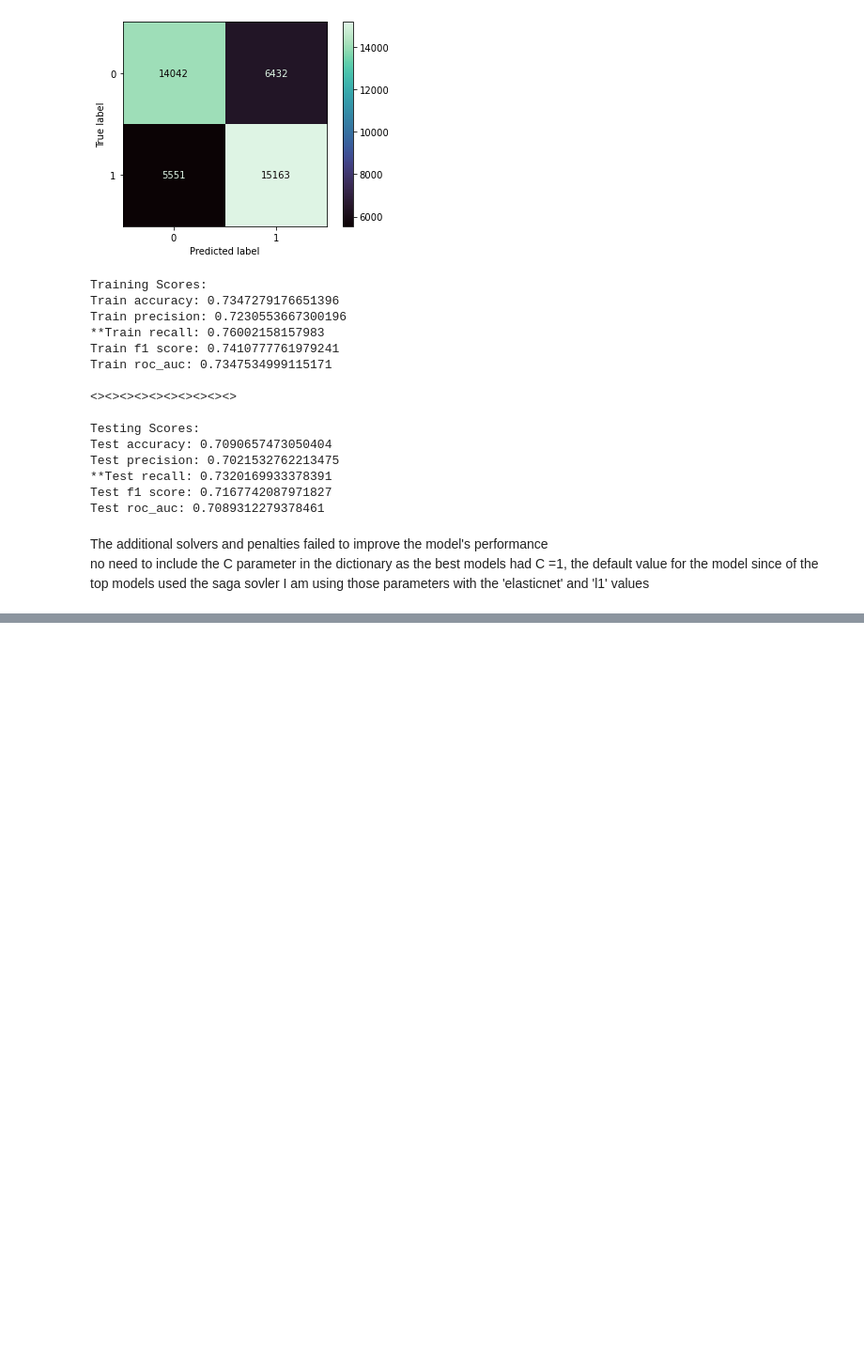
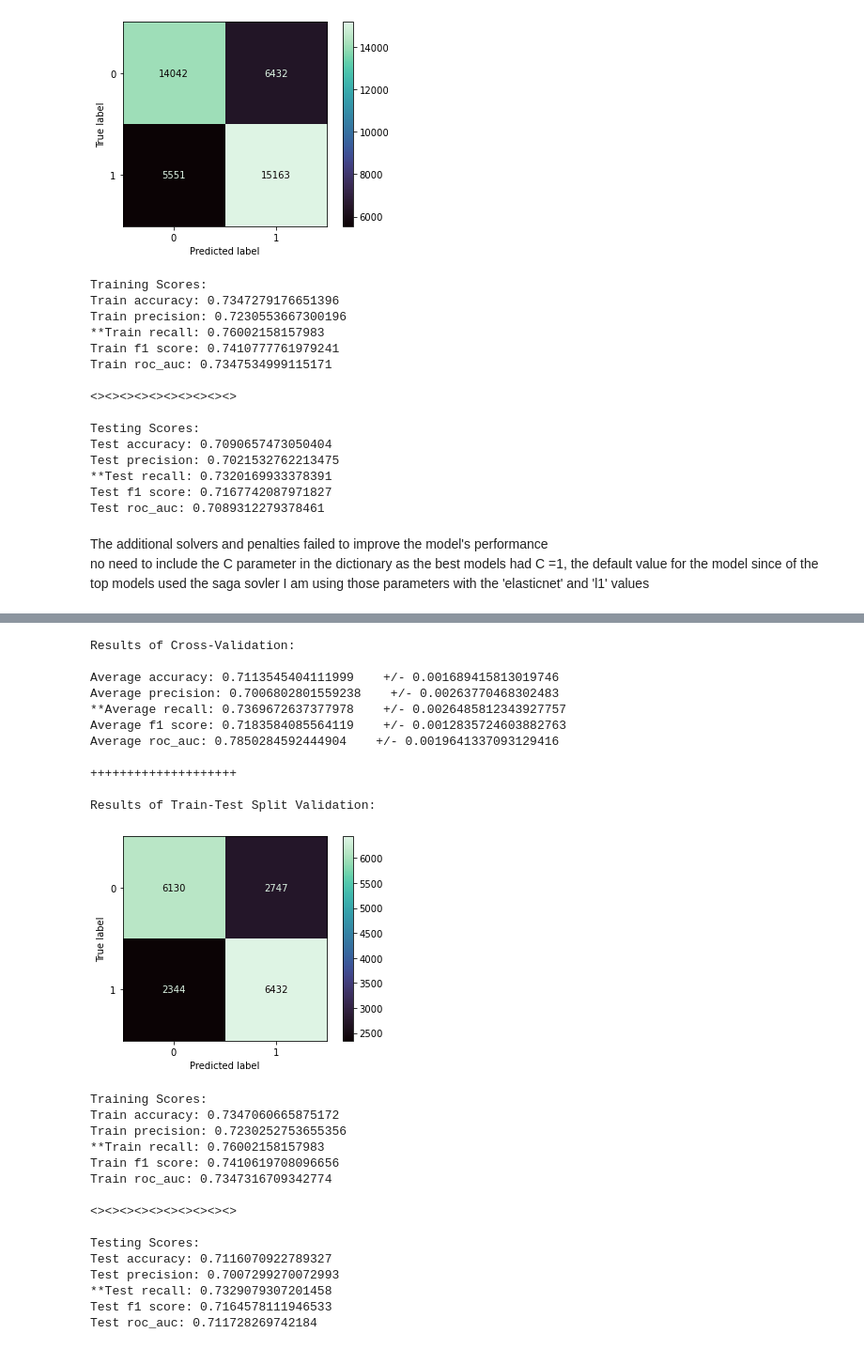
Before and after one commit to AJMarshall-25/NLP_Recipe_Analysis, a Jupyter notebook: recipe-classification-with-nlp-v3.ipynb, the cells around one changed output, grey strips where cells are left out. Shown at 94% size. Saved outputs shown, nothing was run; the diff lists cells and outputs as text; code cells hidden in the pictures; blank space fills up the shorter version.

```diff
--- a/recipe-classification-with-nlp-v3.ipynb
+++ b/recipe-classification-with-nlp-v3.ipynb
@@ -1567,0 +1570,3 @@ def score_tracker( gscv_results, model_name, score_df=None):
+# %%
+X_holdout['combined'] = X_holdout['cleaned_description'].str.cat(X_holdout[['cleaned_steps',
+                                                                'cleaned_ingredients']],sep=" ")
@@ -1567,0 +1582,32 @@ def score_tracker( gscv_results, model_name, score_df=None):
+# %%
+X_holdout_tfidf95 = tfidf95.transform(X_holdout.combined)
+# %%
+evaluate(final_lr, X_train_tfidf95, X_holdout_tfidf95, y_train, y_holdout)
+# %% [output]
+Results of Cross-Validation:
+
+Average accuracy: 0.7113545404111999    +/- 0.001689415813019746
+Average precision: 0.7006802801559238    +/- 0.00263770468302483
+**Average recall: 0.7369672637377978    +/- 0.0026485812343927757
+Average f1 score: 0.7183584085564119    +/- 0.0012835724603882763
+Average roc_auc: 0.7850284592444904    +/- 0.0019641337093129416
+
+++++++++++++++++++++
+
+Results of Train-Test Split Validation:
+[figure, added]
+Training Scores:
+Train accuracy: 0.7347060665875172
+Train precision: 0.7230252753655356
+**Train recall: 0.76002158157983
+Train f1 score: 0.7410619708096656
+Train roc_auc: 0.7347316709342774
+
+<><><><><><><><><><>
+
+Testing Scores:
+Test accuracy: 0.7116070922789327
+Test precision: 0.7007299270072993
+**Test recall: 0.7329079307201458
+Test f1 score: 0.7164578111946533
+Test roc_auc: 0.711728269742184
```
Also changed, not shown: parts of 3 cells of this notebook.
